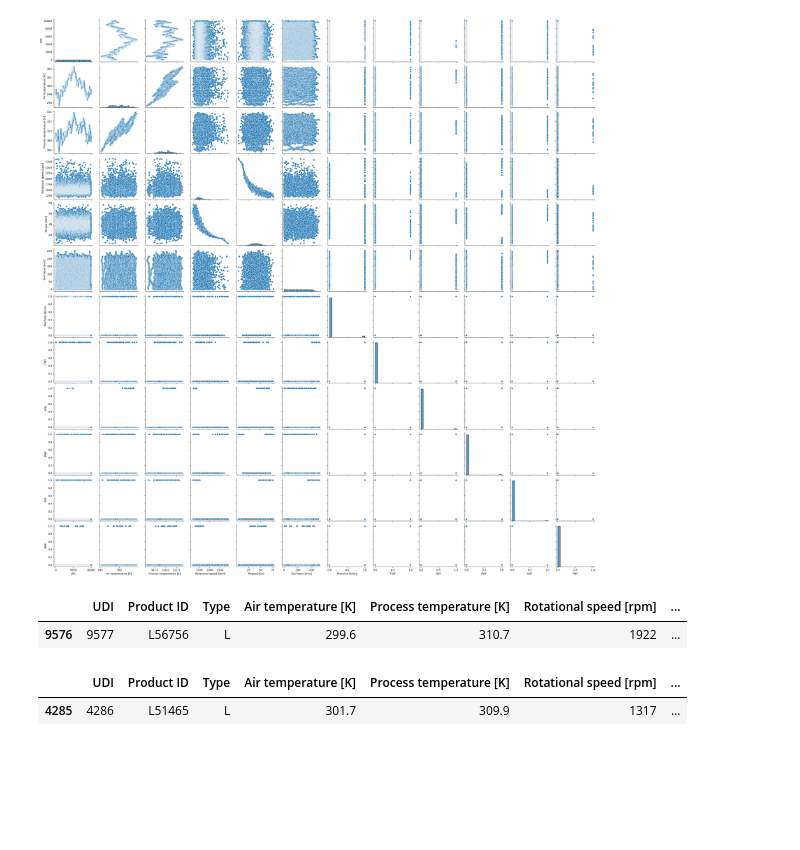
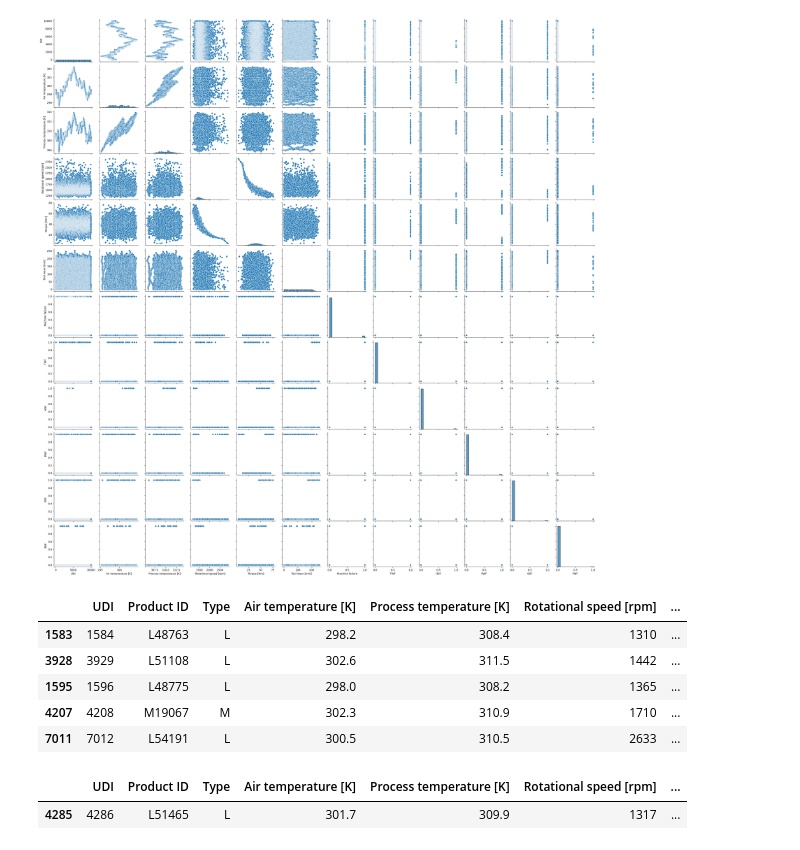
Before and after one commit to CTWills/capstone_predictive_maintenance, a Jupyter notebook: notebooks/eda_1.ipynb, the cells around one changed output. Cells and saved outputs as stored; diff of their text form; code cells hidden in the pictures; blank space fills up the shorter version.

```diff
--- a/notebooks/eda_1.ipynb
+++ b/notebooks/eda_1.ipynb
@@ -60,10 +60,14 @@ sns.pairplot(data)
 # %%
 failures = data['Machine failure'] == 1
 # %%
-data[failures].sample()
+data[failures].sample(5)
 # %% [output]
 |  | UDI | Product ID | Type | Air temperature [K] | Process temperature [K] | Rotational speed [rpm] | ... |
-| 9576 | 9577 | L56756 | L | 299.6 | 310.7 | 1922 | ... |
+| 1583 | 1584 | L48763 | L | 298.2 | 308.4 | 1310 | ... |
+| 3928 | 3929 | L51108 | L | 302.6 | 311.5 | 1442 | ... |
+| 1595 | 1596 | L48775 | L | 298.0 | 308.2 | 1365 | ... |
+| 4207 | 4208 | M19067 | M | 302.3 | 310.9 | 1710 | ... |
+| 7011 | 7012 | L54191 | L | 300.5 | 310.5 | 2633 | ... |
 # %%
 product = data["Product ID"] == "L51465"
 data[product]
```
Also changed, not shown: 25 other files.
